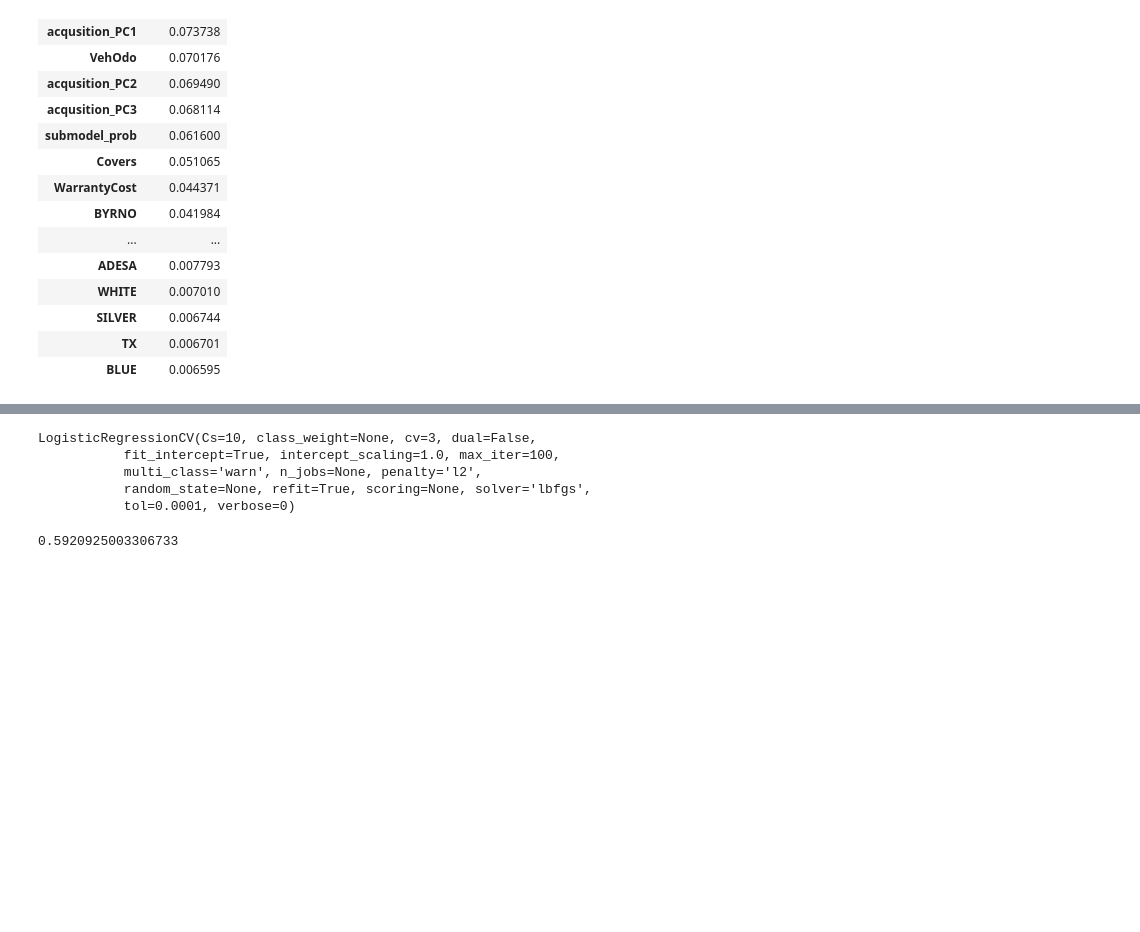
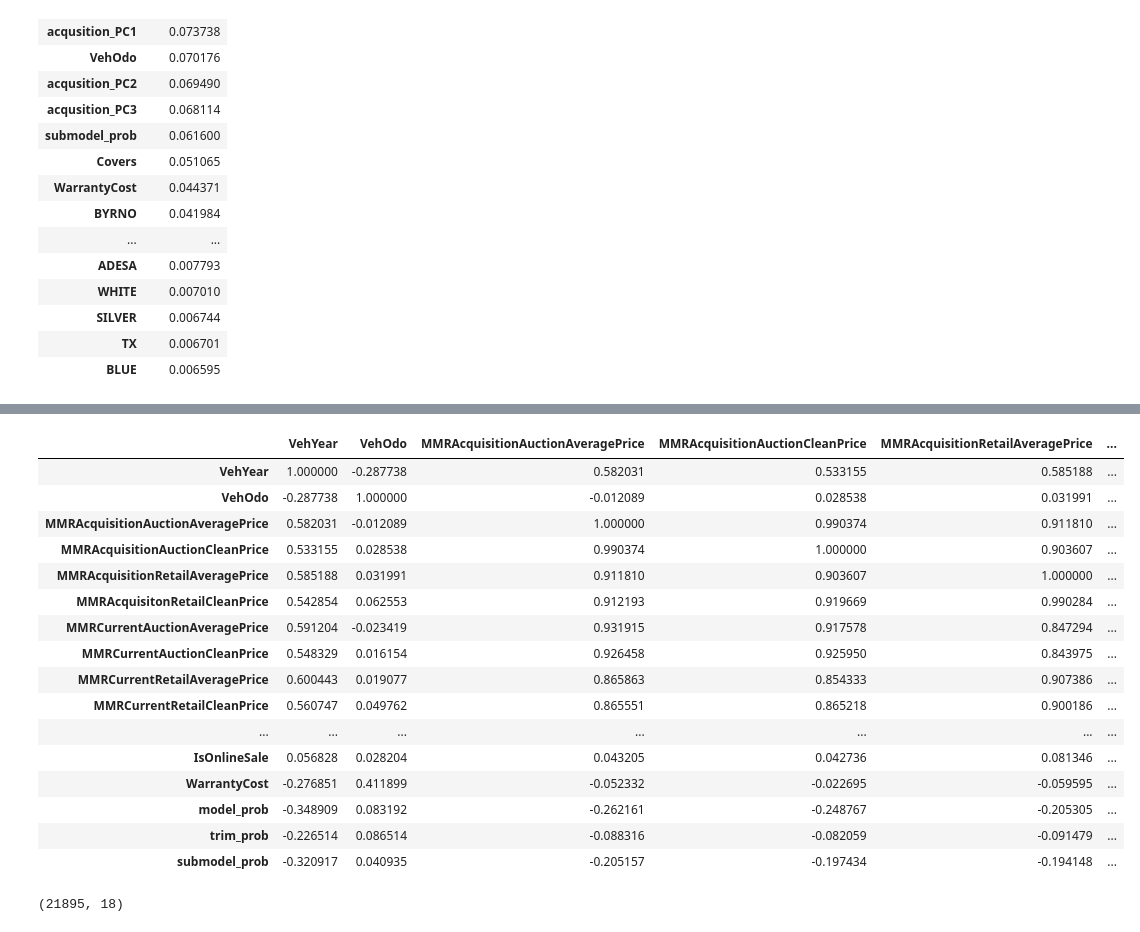
Before and after one commit to sukwkim/dont_get_kicked, a Jupyter notebook: Don't Get Kicked.ipynb, the cells around one changed output, grey strips where cells are left out. Drawn from its saved outputs; the diff is of its cells as text; code cells hidden in the pictures; blank space fills up the shorter version.

```diff
--- a/Don't Get Kicked.ipynb
+++ b/Don't Get Kicked.ipynb
@@ -1360,0 +1511,3 @@ feature_importances_2.head(20)
+# %%
+df_Color = pd.get_dummies(input_test_2['Color'])
+input_test_2 = input_test_2.drop(columns= ['Color'])
@@ -1360,0 +1520,6 @@ feature_importances_2.head(20)
+# %%
+input_test_2.loc[input_test_2['Transmission']=='Manual','Transmission'] = 'MANUAL'
+df_Transmission = pd.get_dummies(input_test_2['Transmission'])
+#df_Transmission[df_Transmission=='Manual'] = 'MANUAL'
+input_test_2 = input_test_2.drop(columns= ['Transmission'])
+df_Transmission.head(2)
@@ -1360,0 +1530,21 @@ feature_importances_2.head(20)
+# %%
+df_WheelType = pd.get_dummies(input_test_2['WheelType'])
+input_test_2 = input_test_2.drop(columns= ['WheelType'])
+
+df_Size = pd.get_dummies(input_test_2['Size'])
+input_test_2= input_test_2.drop(columns= ['Size'])
+
+df_PRIMEUNIT = pd.get_dummies(input_test_2['PRIMEUNIT'])
+input_test_2 = input_test_2.drop(columns= ['PRIMEUNIT'])
+
+df_AUCGUART = pd.get_dummies(input_test_2['AUCGUART'])
+input_test_2 = input_test_2.drop(columns= ['AUCGUART'])
+
+df_Make = pd.get_dummies(input_test_2['Make2'])
+input_test_2 = input_test_2.drop(columns= ['Make2'])
+
+df_Auction = pd.get_dummies(input_test_2['Auction'])
+input_test_2 = input_test_2.drop(columns= ['Auction'])
+
+df_VNST = pd.get_dummies(input_test_2['VNST'])
+input_test_2 = input_test_2.drop(columns= ['VNST'])
@@ -1361 +1566,35 @@ feature_importances_2.head(20)
+# %%
+input_test_2.loc[input_test_2['MMRAcquisitionAuctionAveragePrice'].isnull(),'MMRAcquisitionAuctionAveragePrice'] = input_3_4['MMRAcquisitionAuctionAveragePrice'].mean()
+input_test_2.loc[input_test_2['MMRAcquisitionAuctionCleanPrice'].isnull(),'MMRAcquisitionAuctionCleanPrice'] = input_3_4['MMRAcquisitionAuctionCleanPrice'].mean()
+input_test_2.loc[input_test_2['MMRAcquisitionRetailAveragePrice'].isnull(),'MMRAcquisitionRetailAveragePrice'] = input_3_4['MMRAcquisitionRetailAveragePrice'].mean()
+input_test_2.loc[input_test_2['MMRAcquisitonRetailCleanPrice'].isnull(),'MMRAcquisitonRetailCleanPrice'] = input_3_4['MMRAcquisitonRetailCleanPrice'].mean()
+input_test_2.loc[input_test_2['MMRCurrentAuctionAveragePrice'].isnull(),'MMRCurrentAuctionAveragePrice'] = input_3_4['MMRCurrentAuctionAveragePrice'].mean()
+
+input_test_2.loc[input_test_2['MMRCurrentAuctionCleanPrice'].isnull(),'MMRCurrentAuctionCleanPrice'] = input_3_4['MMRCurrentAuctionCleanPrice'].mean()
+input_test_2.loc[input_test_2['MMRCurrentRetailAveragePrice'].isnull(),'MMRCurrentRetailAveragePrice'] = input_3_4['MMRCurrentRetailAveragePrice'].mean()
+input_test_2.loc[input_test_2['MMRCurrentRetailCleanPrice'].isnull(),'MMRCurrentRetailCleanPrice'] = input_3_4['MMRCurrentRetailCleanPrice'].mean()
+# %%
+input_test_2.corr()
+# %% [output]
+|  | VehYear | VehOdo | MMRAcquisitionAuctionAveragePrice | MMRAcquisitionAuctionCleanPrice | MMRAcquisitionRetailAveragePrice | ... |
+| VehYear | 1.000000 | -0.287738 | 0.582031 | 0.533155 | 0.585188 | ... |
+| VehOdo | -0.287738 | 1.000000 | -0.012089 | 0.028538 | 0.031991 | ... |
+| MMRAcquisitionAuctionAveragePrice | 0.582031 | -0.012089 | 1.000000 | 0.990374 | 0.911810 | ... |
+| MMRAcquisitionAuctionCleanPrice | 0.533155 | 0.028538 | 0.990374 | 1.000000 | 0.903607 | ... |
+| MMRAcquisitionRetailAveragePrice | 0.585188 | 0.031991 | 0.911810 | 0.903607 | 1.000000 | ... |
+| MMRAcquisitonRetailCleanPrice | 0.542854 | 0.062553 | 0.912193 | 0.919669 | 0.990284 | ... |
+| MMRCurrentAuctionAveragePrice | 0.591204 | -0.023419 | 0.931915 | 0.917578 | 0.847294 | ... |
+| MMRCurrentAuctionCleanPrice | 0.548329 | 0.016154 | 0.926458 | 0.925950 | 0.843975 | ... |
+| MMRCurrentRetailAveragePrice | 0.600443 | 0.019077 | 0.865863 | 0.854333 | 0.907386 | ... |
+| MMRCurrentRetailCleanPrice | 0.560747 | 0.049762 | 0.865551 | 0.865218 | 0.900186 | ... |
+| ... | ... | ... | ... | ... | ... | ... |
+| IsOnlineSale | 0.056828 | 0.028204 | 0.043205 | 0.042736 | 0.081346 | ... |
+| WarrantyCost | -0.276851 | 0.411899 | -0.052332 | -0.022695 | -0.059595 | ... |
+| model_prob | -0.348909 | 0.083192 | -0.262161 | -0.248767 | -0.205305 | ... |
+| trim_prob | -0.226514 | 0.086514 | -0.088316 | -0.082059 | -0.091479 | ... |
+| submodel_prob | -0.320917 | 0.040935 | -0.205157 | -0.197434 | -0.194148 | ... |
+# %%
+input_test_2.shape
+# %% [output]
+(21895, 18)
 # %%
@@ -1363,14 +1601,0 @@ from sklearn.linear_model import LogisticRegressionCV
-# %%
-clf_1 = LogisticRegressionCV(cv=3)
-clf_1.fit(X_1,Y_1)
-# %% [output]
-LogisticRegressionCV(Cs=10, class_weight=None, cv=3, dual=False,
-           fit_intercept=True, intercept_scaling=1.0, max_iter=100,
-           multi_class='warn', n_jobs=None, penalty='l2',
-           random_state=None, refit=True, scoring=None, solver='lbfgs',
-           tol=0.0001, verbose=0)
-# %%
-#logistic = LogisticRegressionCV(Cs=4, fit_intercept=True, cv=10, verbose =1, random_state=42,penalty='l1')
-clf_1.score(X_1,Y_1)
-# %% [output]
-0.5920925003306733
```
Also changed, not shown: parts of 92 cells of this notebook, 1 other file.
